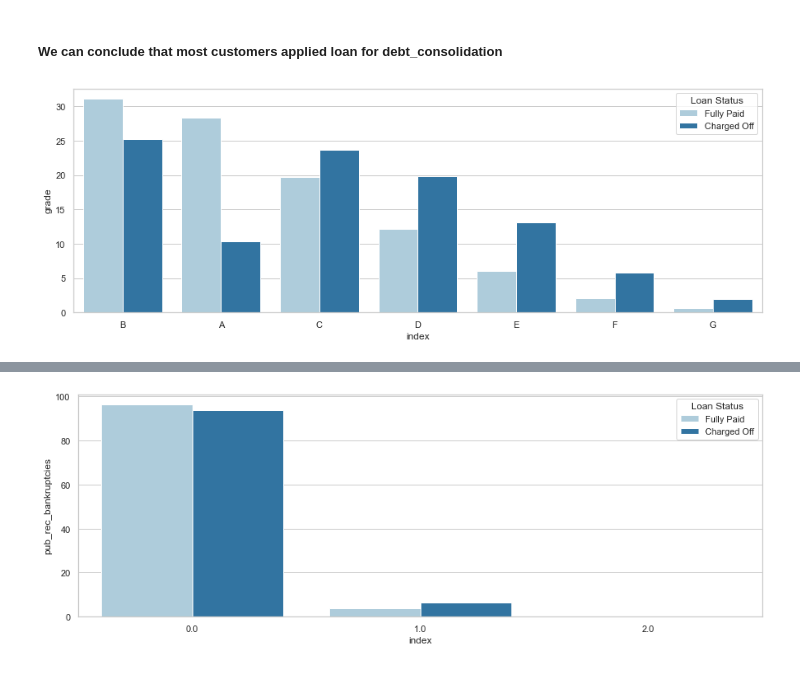
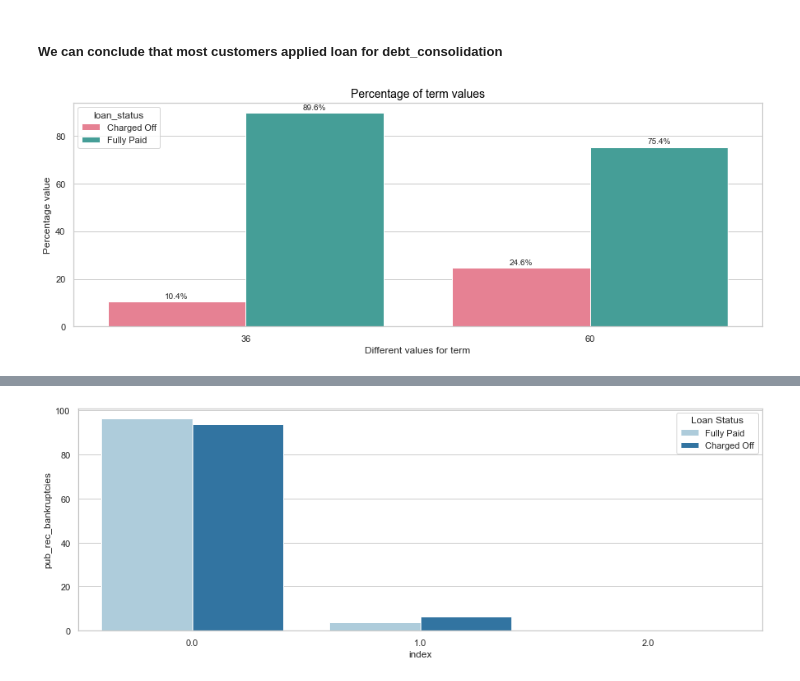
Before and after one commit to Utkarsh4610/LendingClub, a Jupyter notebook: LendingClubCaseStudy.ipynb, the cells around one changed output, grey strips where cells are left out. Saved outputs shown, nothing was run; the diff lists cells and outputs as text; code cells hidden in the pictures.

```diff
--- a/LendingClubCaseStudy.ipynb
+++ b/LendingClubCaseStudy.ipynb
@@ -518,5 +373,0 @@ LC assigned loan grade
-# %%
-plt.figure(figsize=(15,5))
-ax = sns.countplot(x='grade',data=loan_master,palette='husl',hue='loan_status')
-annotate_bar(ax)
-plt.show()
@@ -536,0 +480,4 @@ plt.show()
+# %%
+#filter loan master to only have charged off and fully paid loans
+#current loans are not required for our analysis
+loan_master_fp_co = loan_master[loan_master['loan_status']!='Current']
@@ -589,35 +614,6 @@ fully_paid = loan_master[loan_master['loan_status']=='Fully Paid']
-# %%
-#function to create a dataframe having percentage of values for a column on charge off vs fully paid loans
-#returned data frame will be used for plotting
-def segmented_perc_frame(dataframe1,dataframe2,col_name,cutoff10=False):
-    d1 = dataframe1[col_name].value_counts(normalize=True)*100
-    d1 = d1.reset_index()
-    d1[col_to_analyze] = round(d1[col_name],2)
-    d1['Loan Status']='Charged Off'
-
-    d2 = dataframe2[col_name].value_counts(normalize=True)*100
-    d2 = d2.reset_index()
-    d2[col_to_analyze] = round(d2[col_name],2)
-    d2['Loan Status']='Fully Paid'
-
-    if cutoff10:
-        d1 = d1.head(10)
-        d2 = d2.head(10)
-
-    d = d2.append(d1)
-
-    return d
-
-#function to plot above dataframe
-def comparison_plot(dataframe1,dataframe2,col_name, cutoff10=False):
-    seg_data = segmented_perc_frame(dataframe1,dataframe2,col_name, cutoff10)
-    plt.figure(figsize=(15,5))
-    ax1 = sns.barplot(x='index', y=col_name, data=seg_data,palette='Paired',ci=False,hue='Loan Status')
-    plt.show()
 # %%
 #Segmented Analysis
-col_name ='grade'
-comparison_plot(charged_off, fully_paid, col_name)
-#This shows that if Grade is lower than C, there are high chances of defaulting
+comparison_plot(loan_master_fp_co, 'term')
+#This says that 60 months term is having higher chances of defaulting
 # %% [output]
-[figure, old version]
+[figure, new version]
```
Also changed, not shown: parts of 62 cells of this notebook.
